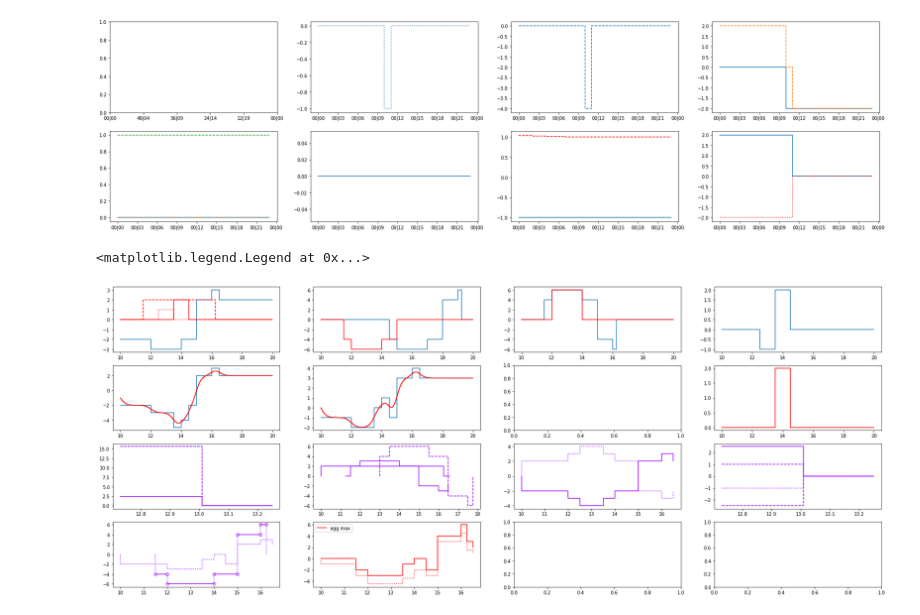
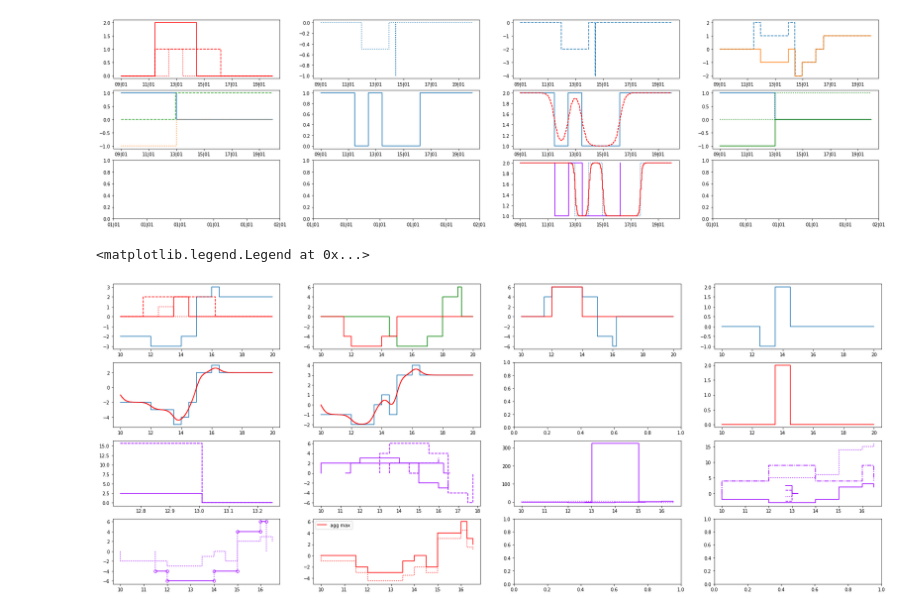
Before and after one commit to probability/topicmodelunderstanding, a Jupyter notebook: Notebooks/operations tests.ipynb, the cells around one changed output. Drawn from its saved outputs; the diff is of its cells as text; code cells hidden in the pictures.

```diff
--- a/Notebooks/operations tests.ipynb
+++ b/Notebooks/operations tests.ipynb
@@ -6,8 +6,8 @@ from datetime import datetime,timedelta
 import warnings
 warnings.filterwarnings("ignore")
 # %%
-t = np.arange(datetime(2020,1,14),datetime(2020,1,15),timedelta(hours=1)).astype(datetime)
-fig, (axr1,axr2) = plt.subplots(ncols = 4, nrows=2, figsize=(30,8))
+t = np.arange(datetime(2020,1,9),datetime(2020,1,20),timedelta(hours=1)).astype(datetime)
+fig, (axr1,axr2,axr3) = plt.subplots(ncols = 4, nrows=3, figsize=(30,8))
 
 s1d = Step(start=datetime(2020,1,14,10,15),end=datetime(2020,1,16,12,1),weight=-2,use_datetime=True)
 
@@ -26,46 +26,64 @@ s9d = Step(start=datetime(2020,1,11,12,0),end=datetime(2020,1,16,6))
 
 std = Steps(use_datetime=True).add([s1d,s2d,s4d,s5d,s6d])
 std2 = Steps(use_datetime=True).add([s8d])
 
 
-axr1[3].step(t,std(t))
-#axr1[0].step(t,s7d(t),color='r')
+
+axr1[0].step(t,s7d(t),color='r')
 #s7d.plot(ax=axr1[0])
-# axr1[0].step(t,s8d(t),color='r',linestyle=':')
-# axr1[0].step(t,s9d(t),color='r',linestyle='--')
+axr1[0].step(t,s8d(t),color='r',linestyle=':')
+axr1[0].step(t,s9d(t),color='r',linestyle='--')
+
 axr1[1].step(t,((std/s7d))(t),linestyle=':')
+axr2[1].step(t,(std2-s9d+Step(use_datetime=True))(t))
+
 axr1[2].step(t,((std*s7d))(t),linestyle='--')
 
 axr1[3].step(t,(std+s7d)(t),linestyle='--')
 #axr2[0].step(t,(std2-s9d)(t))
-axr2[1].step(t,(std2-s9d+Step(use_datetime=True))(t))
-axr2[2].step(t,(std2-s9d)(t))
+axr1[3].step(t,std(t))
+
+axr2[2].step(t,(std2-s9d+2)(t))
 axr2[2].step(t,(std2-s9d+2).smooth_step(t,smooth_factor=30000),color='r',linestyle='--')
 
 axr2[0].step(t,s3d(t))
 axr2[0].step(t,(s3d.reflect())(t),linestyle=':')
 axr2[0].step(t,(s3d.reflect(axis=1))(t),linestyle='--')
 
-axr2[3].step(t,s7d(t))
+#axr2[3].step(t,s7d(t))
 #axr2[3].step(t,(s7d.reflect())(t),color='r')
-axr2[3].step(t,(s7d.reflect(axis=1))(t),color='r',linestyle=':')
+#axr2[3].step(t,(s7d.reflect(axis=1))(t),color='r',linestyle=':')
 
-# axr2[3].step(t,s3d(t))
-# axr2[3].step(t,(s3d.reflect())(t),color='g')
-# axr2[3].step(t,(s3d.reflect(axis=1))(t),color='g',linestyle=':')
+axr2[3].step(t,s3d(t))
+axr2[3].step(t,(s3d.reflect())(t),color='g')
+axr2[3].step(t,(s3d.reflect(axis=1))(t),color='g',linestyle=':')
 
-date_form = DateFormatter('%M|%H')
+smulti = std2-s9d+2
+
+smulti.plot(ax=axr3[2])
+axr3[2].step(t,(smulti>>pd.Timedelta(days=1.5))(t),linestyle=':')
+axr3[2].step(t,(smulti>>pd.Timedelta(days=1.5)).smooth_step(t,smooth_factor=10000),color='r')
+#(smulti<2).plot(ax=axr3[2],color='r')
+
+
+
+date_form = DateFormatter('%d|%m')
 axr1[0].xaxis.set_major_formatter(date_form)
 axr1[1].xaxis.set_major_formatter(date_form)
 axr1[2].xaxis.set_major_formatter(date_form)
 axr1[3].xaxis.set_major_formatter(date_form)
 
 axr2[0].xaxis.set_major_formatter(date_form)
 axr2[1].xaxis.set_major_formatter(date_form)
 axr2[2].xaxis.set_major_formatter(date_form)
 axr2[3].xaxis.set_major_formatter(date_form)
+
+axr3[0].xaxis.set_major_formatter(date_form)
+axr3[1].xaxis.set_major_formatter(date_form)
+axr3[2].xaxis.set_major_formatter(date_form)
+axr3[3].xaxis.set_major_formatter(date_form)
 # %% [output]
-[figure, old version]
+[figure, new version]
 # %%
 t = np.arange(10,20,0.01)
 fig, (axr1,axr2,axr3,axr4) = plt.subplots(ncols = 4, nrows=4, figsize=(30,12))
@@ -89,7 +107,7 @@ axr1[0].step(t,st(t))
 axr1[0].step(t,s7(t),color='r')
 axr1[0].step(t,s8(t),color='r',linestyle=':')
 axr1[0].step(t,s9(t),color='r',linestyle='--')
-axr1[1].step(t,((st*s9)>>3)(t))
+axr1[1].step(t,((st*s9)>>3)(t),color='g')
 axr1[1].step(t,(((st*s9)<-2))(t),color='r')
 
 sst9 = (st*s9).reflect()
@@ -98,7 +116,7 @@ axr1[2].step(t,(sst9>4)(t),color='r')
 #axr2[2].step(t,(((st*s9)>-0.5))(t),color='r',linestyle=':')
 
 axr1[3].step(t,(st2-s8)(t))
-axr2[3].step(t,((st2-s8)>1)(t),color='r')
+axr2[3].step(t,((st2-s8)>-0.5)(t),color='r')
 
 axr2[0].step(t,(st-st2)(t))
 axr2[0].step(t,(st-st2).smooth_step(t,smooth_factor=0.35),color='r')
@@ -125,14 +143,14 @@ st.reflect().plot(ax=axr3[1])
 s9.plot(ax=axr3[1])
 ((st.reflect()*s9)>>1.5).plot(ax=axr3[1],linestyle='--')
 
-#(st2+s5+s6).plot(ax=axr3[1],linestyle='--')
-#(st2+s5+s6).plot(ax=axr3[1],linestyle=':')
+(st2+s5+s6).plot(ax=axr3[1],linestyle='--')
+(st2+s5+s6).plot(ax=axr3[1],linestyle=':')
 
 
-#((s1*3*((s1*1.5)>>3))**2).plot(ax=axr3[2])
-# st.plot(ax=axr3[3])
-# ((st**2)).plot(ax=axr3[3],linestyle=':')
-# ((st*st)).plot(ax=axr3[3],linestyle='-.')
+((s1*3*((s1*1.5)>>3))**2).plot(ax=axr3[2])
+st.plot(ax=axr3[3])
+((st**2)).plot(ax=axr3[3],linestyle=':')
+((st*st)).plot(ax=axr3[3],linestyle='-.')
 
 comp1 = st+st2
 comp2 = st*s9
@@ -148,7 +166,7 @@ agg_st2.plot(ax=axr4[1],color='r',linestyle=':')
 axr4[1].legend()
 # %% [output]
 <matplotlib.legend.Legend at 0x...>
-[figure, old version]
+[figure, new version]
 # %%
 t = np.arange(10,20,0.01)
 fig, (axr1,axr2,axr3,axr4) = plt.subplots(ncols = 4, nrows=4, figsize=(30,12))
```
Also changed, not shown: 3 other files.
